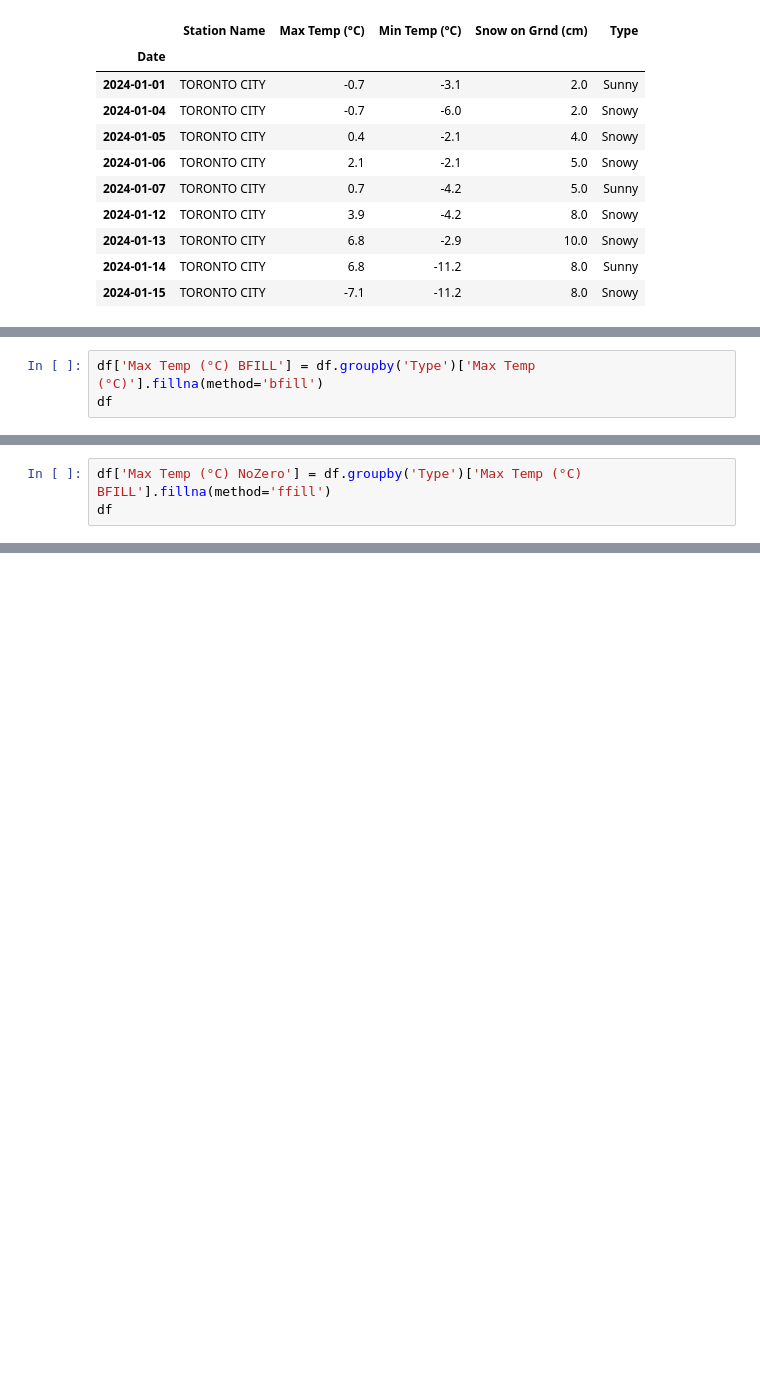
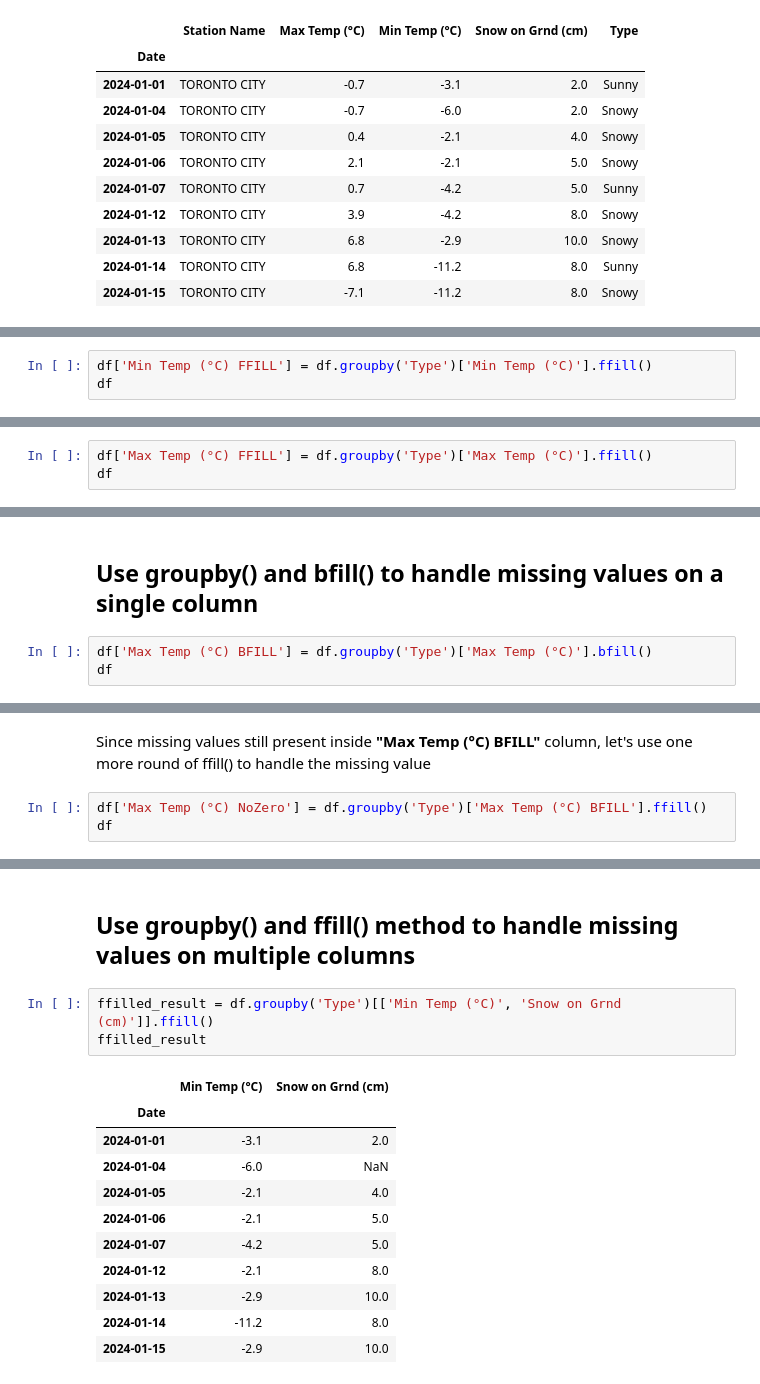
Before and after one commit to suddeb/PythonCode, a Jupyter notebook: DataManipulation/FillMissingValues-2.ipynb, the cells around one changed output, grey strips where cells are left out. Saved outputs shown, nothing was run; the diff lists cells and outputs as text; blank space fills up the shorter version.

```diff
--- a/DataManipulation/FillMissingValues-2.ipynb
+++ b/DataManipulation/FillMissingValues-2.ipynb
@@ -158,0 +142,3 @@ df
+# %%
+df['Min Temp (°C) FFILL'] = df.groupby('Type')['Min Temp (°C)'].ffill()
+df
@@ -158,0 +157,3 @@ df
+# %%
+df['Max Temp (°C) FFILL'] = df.groupby('Type')['Max Temp (°C)'].ffill()
+df
@@ -159,5 +172,7 @@ df
+# %% [markdown]
+## Use groupby() and bfill() to handle missing values on a single column
 # %%
-df['Max Temp (°C) BFILL'] = df.groupby('Type')['Max Temp (°C)'].fillna(method='bfill')
+df['Max Temp (°C) BFILL'] = df.groupby('Type')['Max Temp (°C)'].bfill()
 df
 # %% [output]
 |  | Station Name | Max Temp (°C) | Min Temp (°C) | Snow on Grnd (cm) | Type | Min Temp (°C) FFILL | ... |
@@ -171,8 +186,10 @@ df
 | 2024-01-13 | TORONTO CITY | 6.8 | -2.9 | 10.0 | Snowy | -2.9 | ... |
 | 2024-01-14 | TORONTO CITY | NaN | -11.2 | 8.0 | Sunny | -11.2 | ... |
 | 2024-01-15 | TORONTO CITY | -7.1 | NaN | NaN | Snowy | -2.9 | ... |
+# %% [markdown]
+Since missing values still present inside **"Max Temp (°C) BFILL"** column, let's use one more round of ffill() to handle the missing value
 # %%
-df['Max Temp (°C) NoZero'] = df.groupby('Type')['Max Temp (°C) BFILL'].fillna(method='ffill')
+df['Max Temp (°C) NoZero'] = df.groupby('Type')['Max Temp (°C) BFILL'].ffill()
 df
 # %% [output]
 |  | Station Name | Max Temp (°C) | Min Temp (°C) | Snow on Grnd (cm) | Type | Min Temp (°C) FFILL | ... |
@@ -186,3 +203,20 @@ df
 | 2024-01-13 | TORONTO CITY | 6.8 | -2.9 | 10.0 | Snowy | -2.9 | ... |
 | 2024-01-14 | TORONTO CITY | NaN | -11.2 | 8.0 | Sunny | -11.2 | ... |
 | 2024-01-15 | TORONTO CITY | -7.1 | NaN | NaN | Snowy | -2.9 | ... |
+# %% [markdown]
+## Use groupby() and ffill() method to handle missing values on multiple columns
+# %%
+ffilled_result = df.groupby('Type')[['Min Temp (°C)', 'Snow on Grnd (cm)']].ffill()
+ffilled_result
+# %% [output]
+|  | Min Temp (°C) | Snow on Grnd (cm) |
+| Date |  |  |
+| 2024-01-01 | -3.1 | 2.0 |
+| 2024-01-04 | -6.0 | NaN |
+| 2024-01-05 | -2.1 | 4.0 |
+| 2024-01-06 | -2.1 | 5.0 |
+| 2024-01-07 | -4.2 | 5.0 |
+| 2024-01-12 | -2.1 | 8.0 |
+| 2024-01-13 | -2.9 | 10.0 |
+| 2024-01-14 | -11.2 | 8.0 |
+| 2024-01-15 | -2.9 | 10.0 |
```
Also changed, not shown: parts of 19 cells of this notebook.
